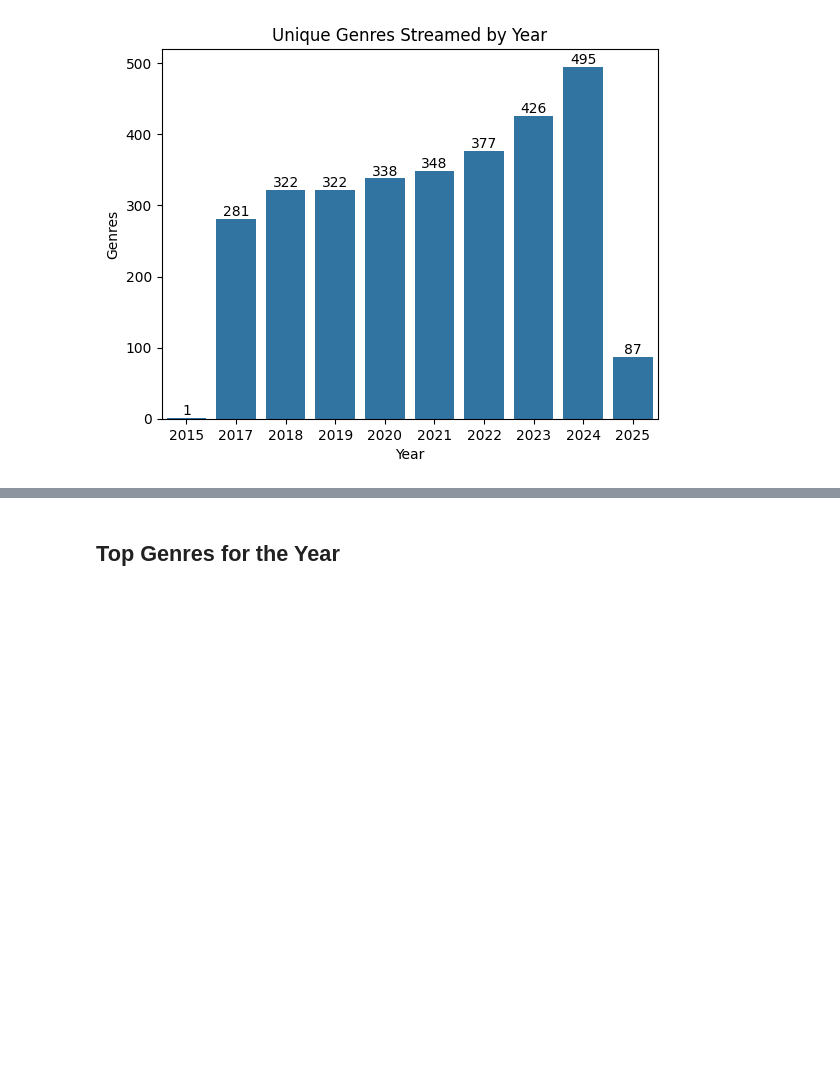
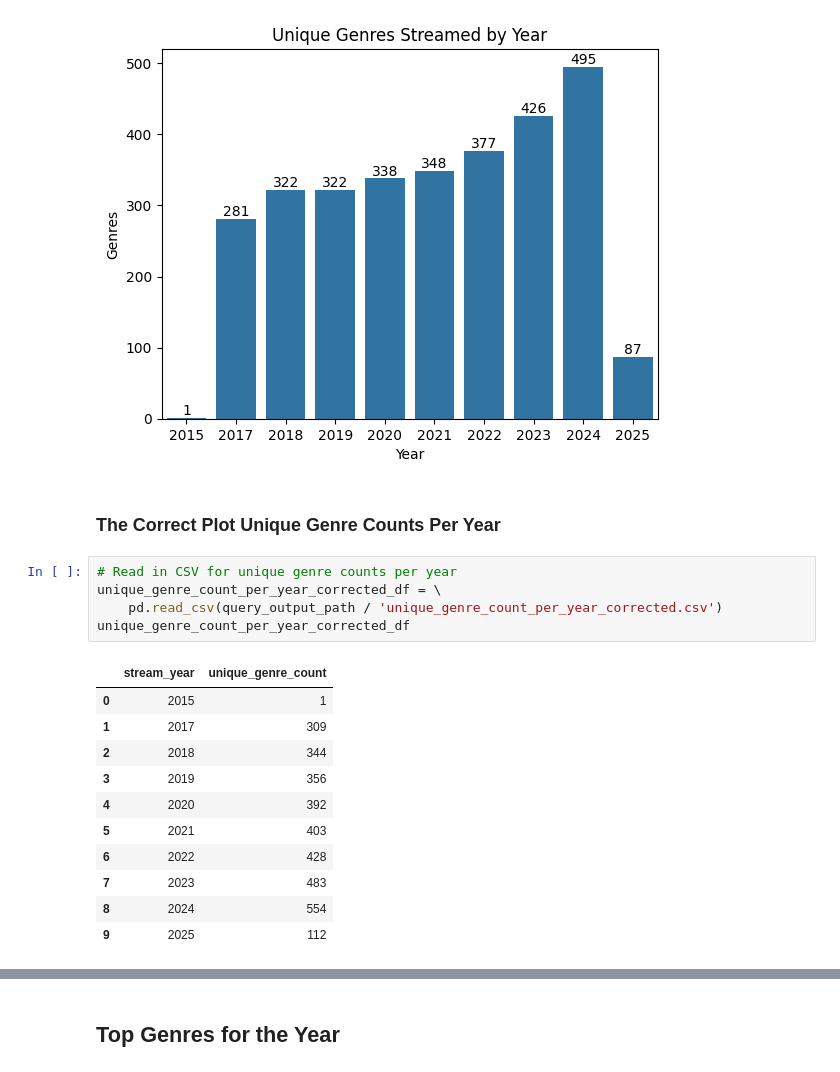
Before and after one commit to terryjbates/Spotify_Streaming_Data_Analysis, a Jupyter notebook: notebooks/Spotify_Streaming_Analysis.ipynb, the cells around one changed output, grey strips where cells are left out. Cells and saved outputs as stored; diff of their text form; blank space fills up the shorter version.

```diff
--- a/notebooks/Spotify_Streaming_Analysis.ipynb
+++ b/notebooks/Spotify_Streaming_Analysis.ipynb
@@ -1590,3 +1323,22 @@ plt.ylabel("Genres")
 plt.show()
 # %% [output]
 [figure]
+# %% [markdown]
+### The Correct Plot Unique Genre Counts Per Year
+# %%
+# Read in CSV for unique genre counts per year
+unique_genre_count_per_year_corrected_df = \
+    pd.read_csv(query_output_path / 'unique_genre_count_per_year_corrected.csv')
+unique_genre_count_per_year_corrected_df
+# %% [output]
+|  | stream_year | unique_genre_count |
+| 0 | 2015 | 1 |
+| 1 | 2017 | 309 |
+| 2 | 2018 | 344 |
+| 3 | 2019 | 356 |
+| 4 | 2020 | 392 |
+| 5 | 2021 | 403 |
+| 6 | 2022 | 428 |
+| 7 | 2023 | 483 |
+| 8 | 2024 | 554 |
+| 9 | 2025 | 112 |
```
Also changed, not shown: parts of 36 cells of this notebook, 1 other file.
